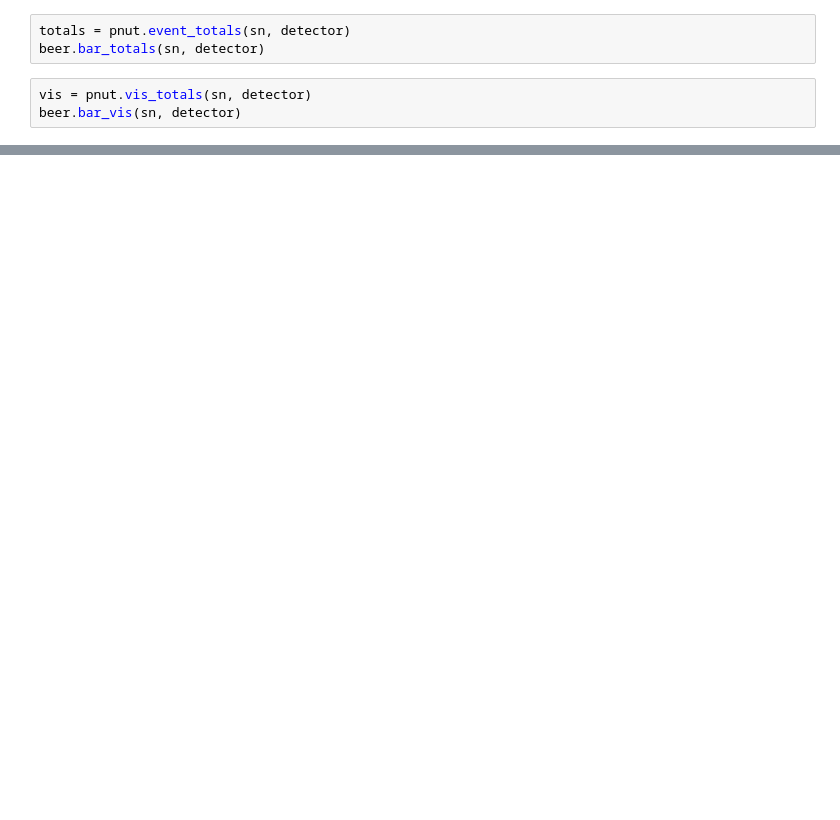
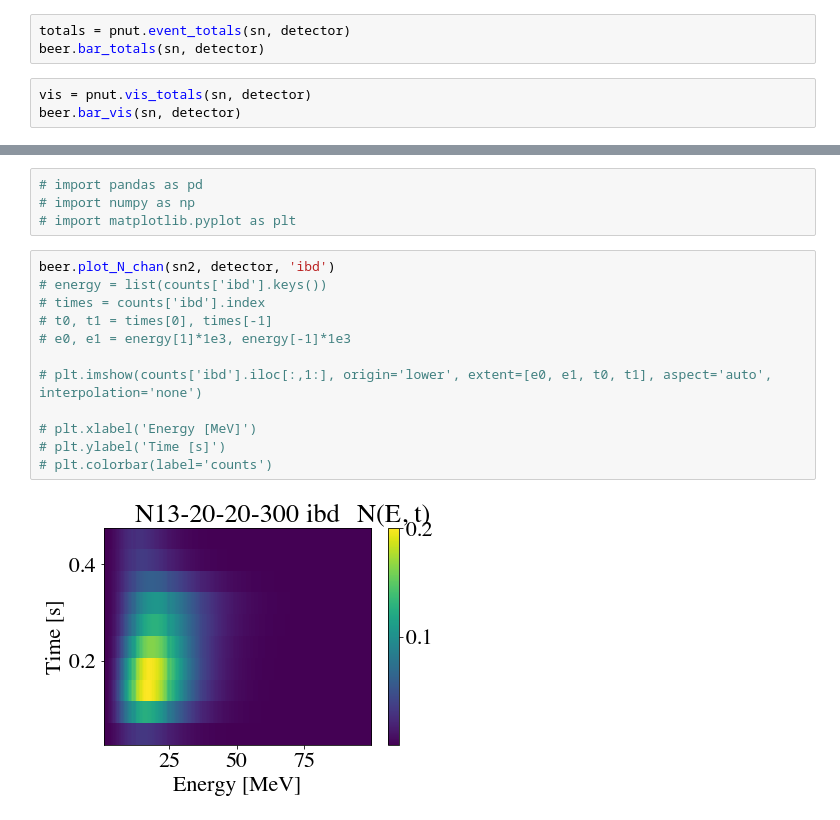
Before and after one commit to joesmolsky/sspike, a Jupyter notebook: notebooks/Nakazato_2013.ipynb, the cells around one changed output, grey strips where cells are left out. Drawn from its saved outputs; the diff is of its cells as text; blank space fills up the shorter version.

```diff
--- a/notebooks/Nakazato_2013.ipynb
+++ b/notebooks/Nakazato_2013.ipynb
@@ -53,0 +53,18 @@ elementwise == comparison failed and returning scalar instead; this will raise a
+# %%
+# import pandas as pd
+# import numpy as np
+# import matplotlib.pyplot as plt
+# %%
+beer.plot_N_chan(sn2, detector, 'ibd')
+# energy = list(counts['ibd'].keys())
+# times = counts['ibd'].index
+# t0, t1 = times[0], times[-1]
+# e0, e1 = energy[1]*1e3, energy[-1]*1e3
+
+# plt.imshow(counts['ibd'].iloc[:,1:], origin='lower', extent=[e0, e1, t0, t1], aspect='auto', interpolation='none')
+
+# plt.xlabel('Energy [MeV]')
+# plt.ylabel('Time [s]')
+# plt.colorbar(label='counts')
+# %% [output]
+[figure, added]
```
Also changed, not shown: parts of 5 cells of this notebook, 5 other files.
